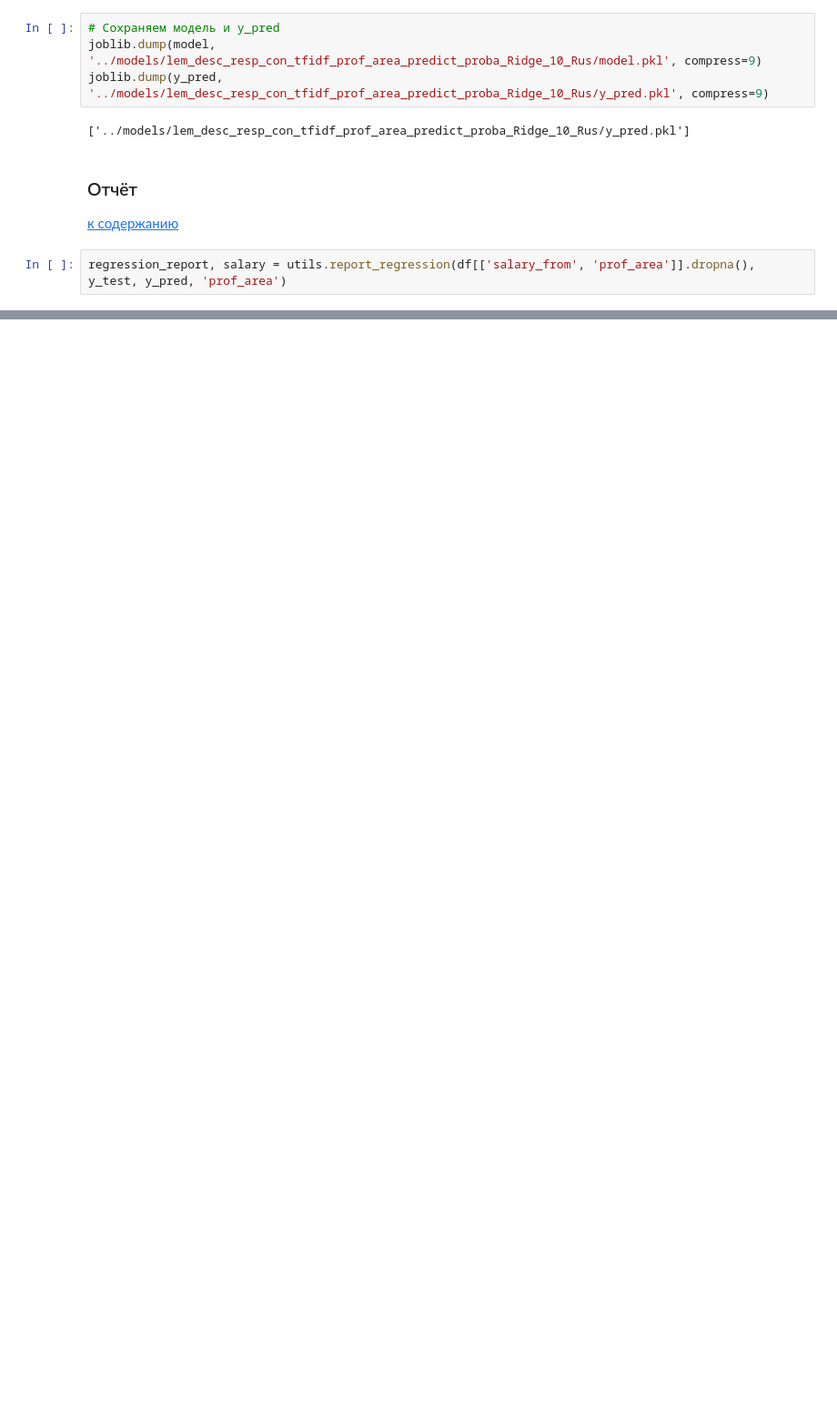
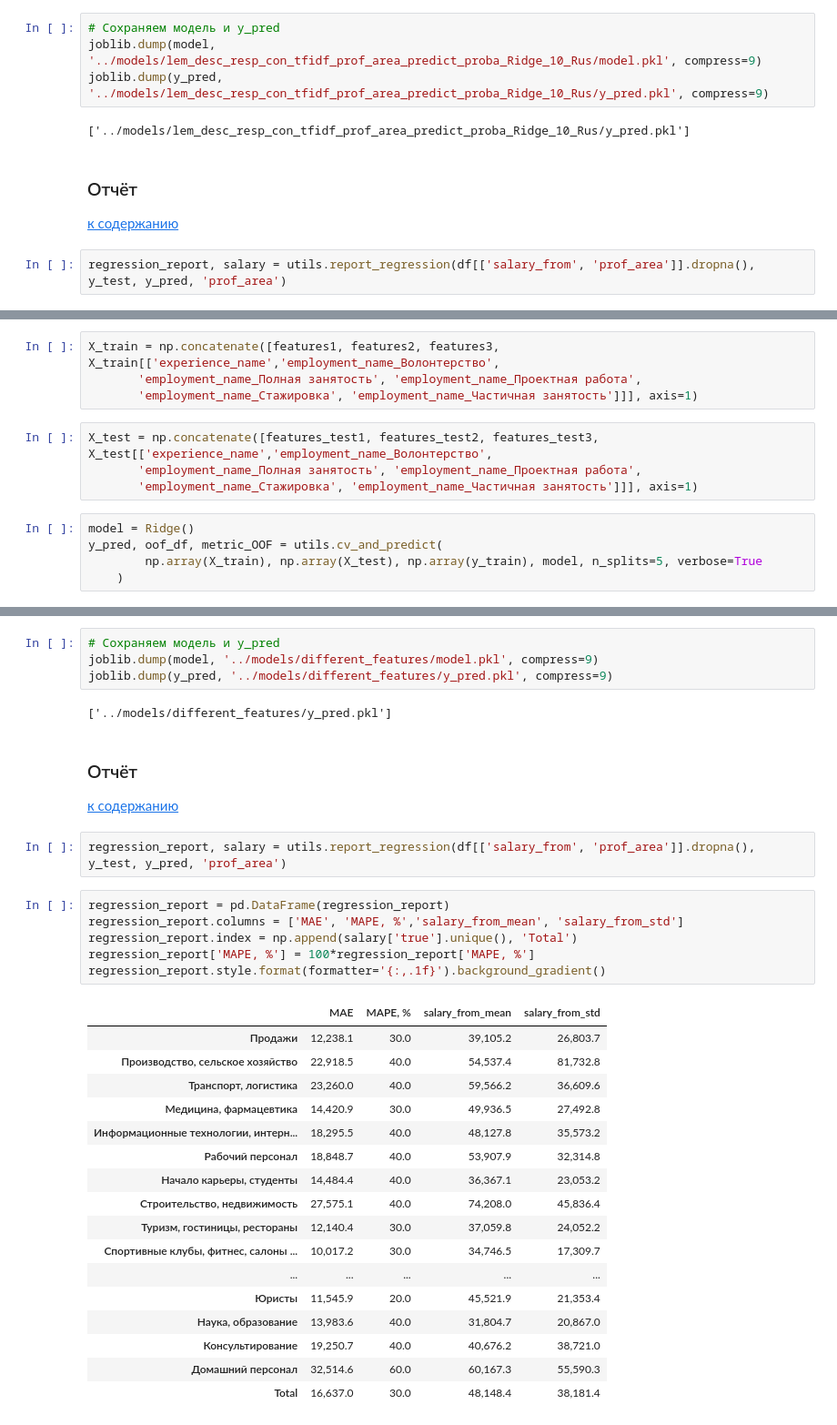
Before and after one commit to alievaliza/MSU_diploma, a Jupyter notebook: notebooks/regression_salary_from.ipynb, the cells around one changed output, grey strips where cells are left out. Shown: that part at 91% size. Cells and saved outputs as stored; diff of their text form; blank space fills up the shorter version.

```diff
--- a/notebooks/regression_salary_from.ipynb
+++ b/notebooks/regression_salary_from.ipynb
@@ -1305,0 +1525,13 @@ regression_report.style.format(formatter='{:,.1f}').background_gradient()
+# %%
+X_train = np.concatenate([features1, features2, features3, X_train[['experience_name','employment_name_Волонтерство',
+       'employment_name_Полная занятость', 'employment_name_Проектная работа',
+       'employment_name_Стажировка', 'employment_name_Частичная занятость']]], axis=1)
+# %%
+X_test = np.concatenate([features_test1, features_test2, features_test3, X_test[['experience_name','employment_name_Волонтерство',
+       'employment_name_Полная занятость', 'employment_name_Проектная работа',
+       'employment_name_Стажировка', 'employment_name_Частичная занятость']]], axis=1)
+# %%
+model = Ridge()
+y_pred, oof_df, metric_OOF = utils.cv_and_predict(
+        np.array(X_train), np.array(X_test), np.array(y_train), model, n_splits=5, verbose=True
+    )
@@ -1305,0 +1556,36 @@ regression_report.style.format(formatter='{:,.1f}').background_gradient()
+# %%
+# Сохраняем модель и y_pred
+joblib.dump(model, '../models/different_features/model.pkl', compress=9)
+joblib.dump(y_pred, '../models/different_features/y_pred.pkl', compress=9)
+# %% [output]
+['../models/different_features/y_pred.pkl']
+# %% [markdown]
+<a id='Отчётdifferent_features'></a>
+### Отчёт
+[к содержанию](#ксодержанию)
+# %%
+regression_report, salary = utils.report_regression(df[['salary_from', 'prof_area']].dropna(), y_test, y_pred, 'prof_area')
+# %%
+regression_report = pd.DataFrame(regression_report)
+regression_report.columns = ['MAE', 'MAPE, %','salary_from_mean', 'salary_from_std']
+regression_report.index = np.append(salary['true'].unique(), 'Total')
+regression_report['MAPE, %'] = 100*regression_report['MAPE, %']
+regression_report.style.format(formatter='{:,.1f}').background_gradient()
+# %% [output]
+|  | MAE | MAPE, % | salary_from_mean | salary_from_std |
+| Продажи | 12,238.1 | 30.0 | 39,105.2 | 26,803.7 |
+| Производство, сельское хозяйство | 22,918.5 | 40.0 | 54,537.4 | 81,732.8 |
+| Транспорт, логистика | 23,260.0 | 40.0 | 59,566.2 | 36,609.6 |
+| Медицина, фармацевтика | 14,420.9 | 30.0 | 49,936.5 | 27,492.8 |
+| Информационные технологии, интерн... | 18,295.5 | 40.0 | 48,127.8 | 35,573.2 |
+| Рабочий персонал | 18,848.7 | 40.0 | 53,907.9 | 32,314.8 |
+| Начало карьеры, студенты | 14,484.4 | 40.0 | 36,367.1 | 23,053.2 |
+| Строительство, недвижимость | 27,575.1 | 40.0 | 74,208.0 | 45,836.4 |
+| Туризм, гостиницы, рестораны | 12,140.4 | 30.0 | 37,059.8 | 24,052.2 |
+| Спортивные клубы, фитнес, салоны ... | 10,017.2 | 30.0 | 34,746.5 | 17,309.7 |
+| ... | ... | ... | ... | ... |
+| Юристы | 11,545.9 | 20.0 | 45,521.9 | 21,353.4 |
+| Наука, образование | 13,983.6 | 40.0 | 31,804.7 | 20,867.0 |
+| Консультирование | 19,250.7 | 40.0 | 40,676.2 | 38,721.0 |
+| Домашний персонал | 32,514.6 | 60.0 | 60,167.3 | 55,590.3 |
+| Total | 16,637.0 | 30.0 | 48,148.4 | 38,181.4 |
```
Also changed, not shown: parts of 83 cells of this notebook, 12 other files.
